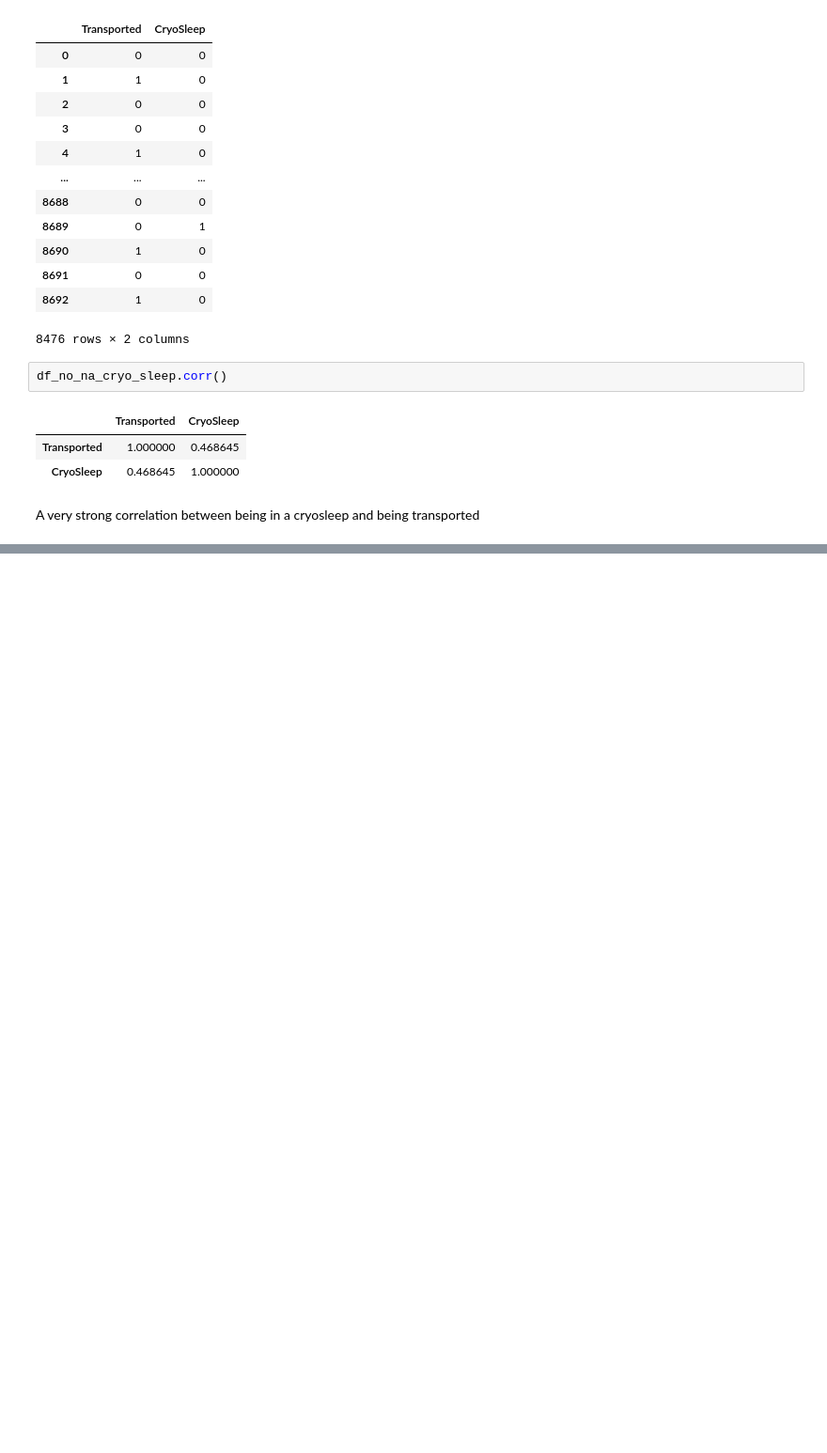
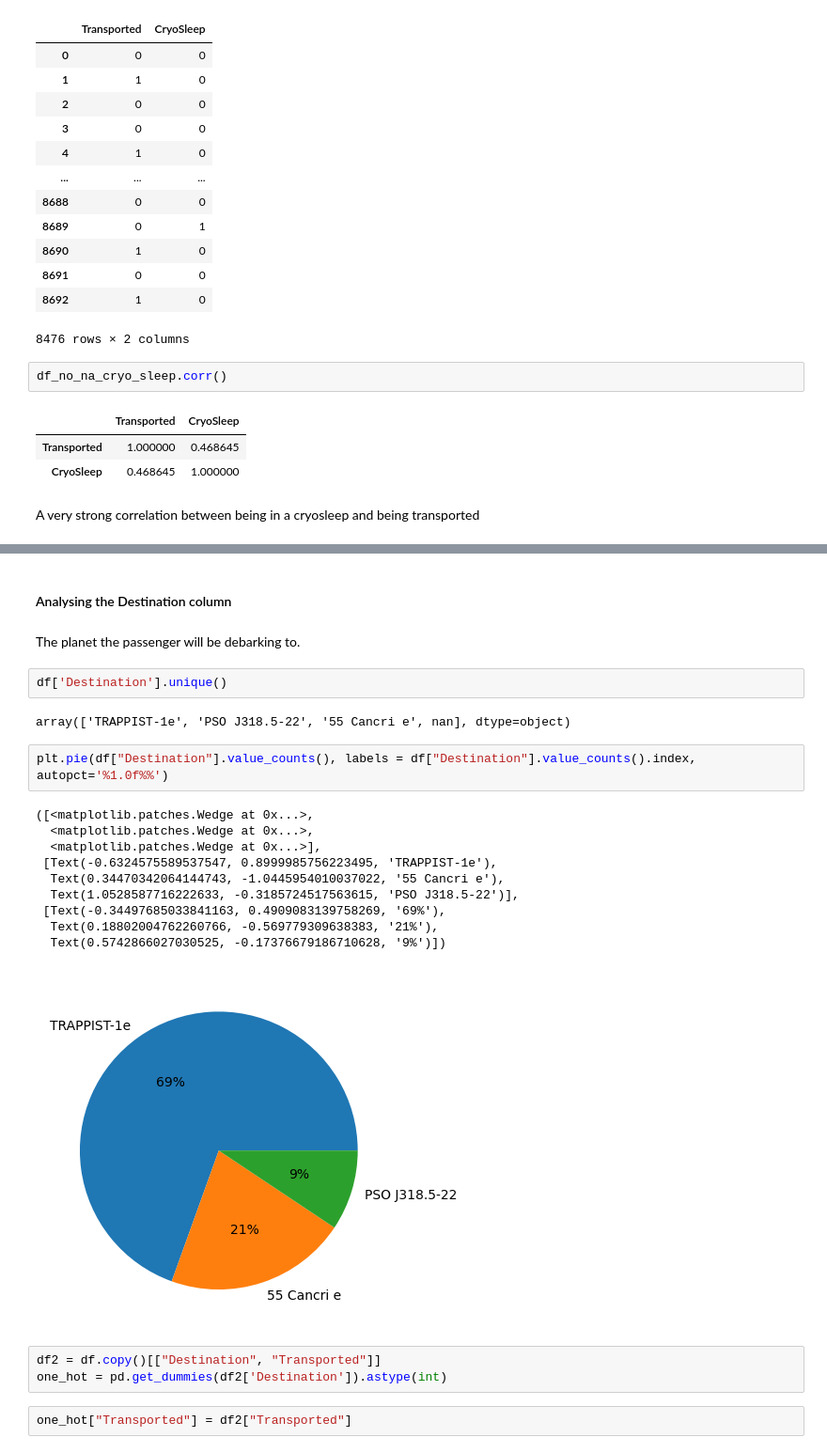
Before and after one commit to Gyxius/spaceship-titanic, a Jupyter notebook: analysis.ipynb, the cells around one changed output, grey strips where cells are left out. Shown at 94% size. Cells and saved outputs as stored; diff of their text form; blank space fills up the shorter version.

Commit message:
Add destination and age analysis

```diff
--- a/analysis.ipynb
+++ b/analysis.ipynb
@@ -202,0 +232,26 @@ A very strong correlation between being in a cryosleep and being transported
+# %% [markdown]
+#### Analysing the Destination column
+# %% [markdown]
+The planet the passenger will be debarking to.
+# %%
+df['Destination'].unique()
+# %% [output]
+array(['TRAPPIST-1e', 'PSO J318.5-22', '55 Cancri e', nan], dtype=object)
+# %%
+plt.pie(df["Destination"].value_counts(), labels = df["Destination"].value_counts().index,  autopct='%1.0f%%')
+# %% [output]
+([<matplotlib.patches.Wedge at 0x...>,
+  <matplotlib.patches.Wedge at 0x...>,
+  <matplotlib.patches.Wedge at 0x...>],
+ [Text(-0.6324575589537547, 0.8999985756223495, 'TRAPPIST-1e'),
+  Text(0.34470342064144743, -1.0445954010037022, '55 Cancri e'),
+  Text(1.0528587716222633, -0.3185724517563615, 'PSO J318.5-22')],
+ [Text(-0.34497685033841163, 0.4909083139758269, '69%'),
+  Text(0.18802004762260766, -0.569779309638383, '21%'),
+  Text(0.5742866027030525, -0.17376679186710628, '9%')])
+[figure, added]
+# %%
+df2 = df.copy()[["Destination", "Transported"]]
+one_hot = pd.get_dummies(df2['Destination']).astype(int)
+# %%
+one_hot["Transported"] = df2["Transported"]
```
Also changed, not shown: parts of 13 cells of this notebook.
